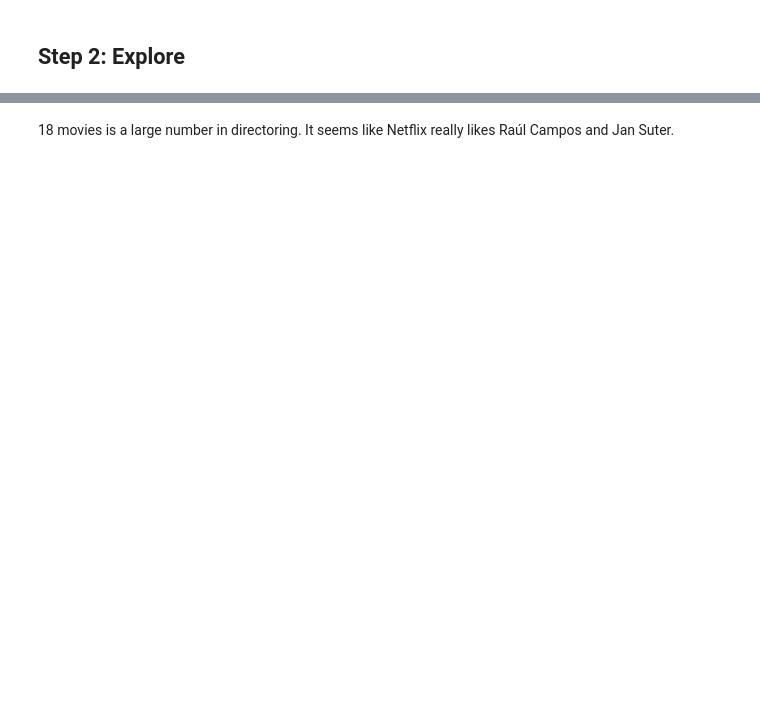
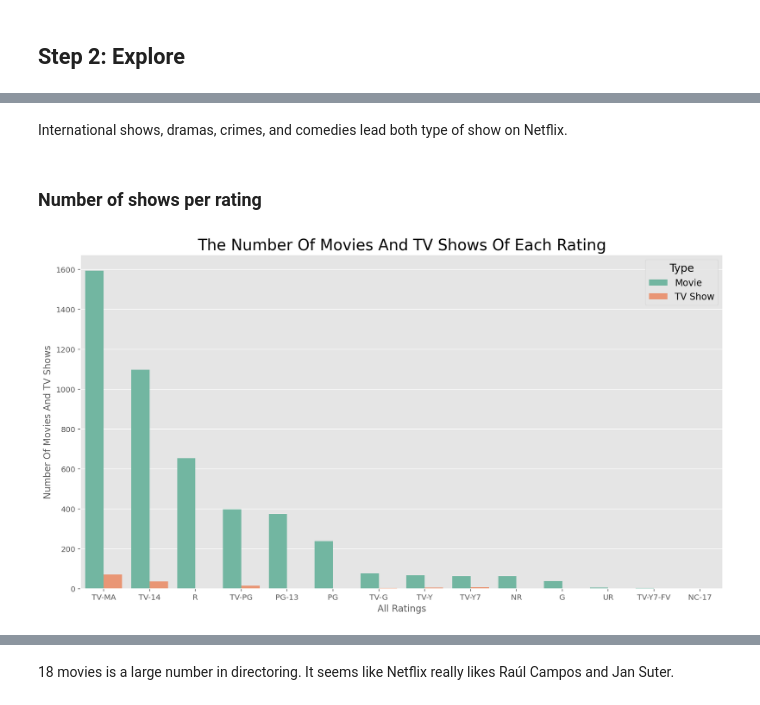
Before and after one commit to data301-2021-summer2/project-group04-project, a Jupyter notebook: analysis/Kiet Phan/milestone2.ipynb, the cells around one changed output, grey strips where cells are left out. Cells and saved outputs as stored; diff of their text form; code cells hidden in the pictures; blank space fills up the shorter version.

```diff
--- a/analysis/Kiet Phan/milestone2.ipynb
+++ b/analysis/Kiet Phan/milestone2.ipynb
@@ -205,0 +144,8 @@ ax = sns.countplot(data=df, y='Director', order=df['Director'].value_counts().il
+# %% [markdown]
+International shows, dramas, crimes, and comedies lead both type of show on Netflix.
+# %% [markdown]
+### Number of shows per rating
+# %%
+pf.visualize_bar_chart_for_ratings(df)
+# %% [output]
+[figure, added]
```
Also changed, not shown: parts of 51 cells of this notebook, 2 other files.
